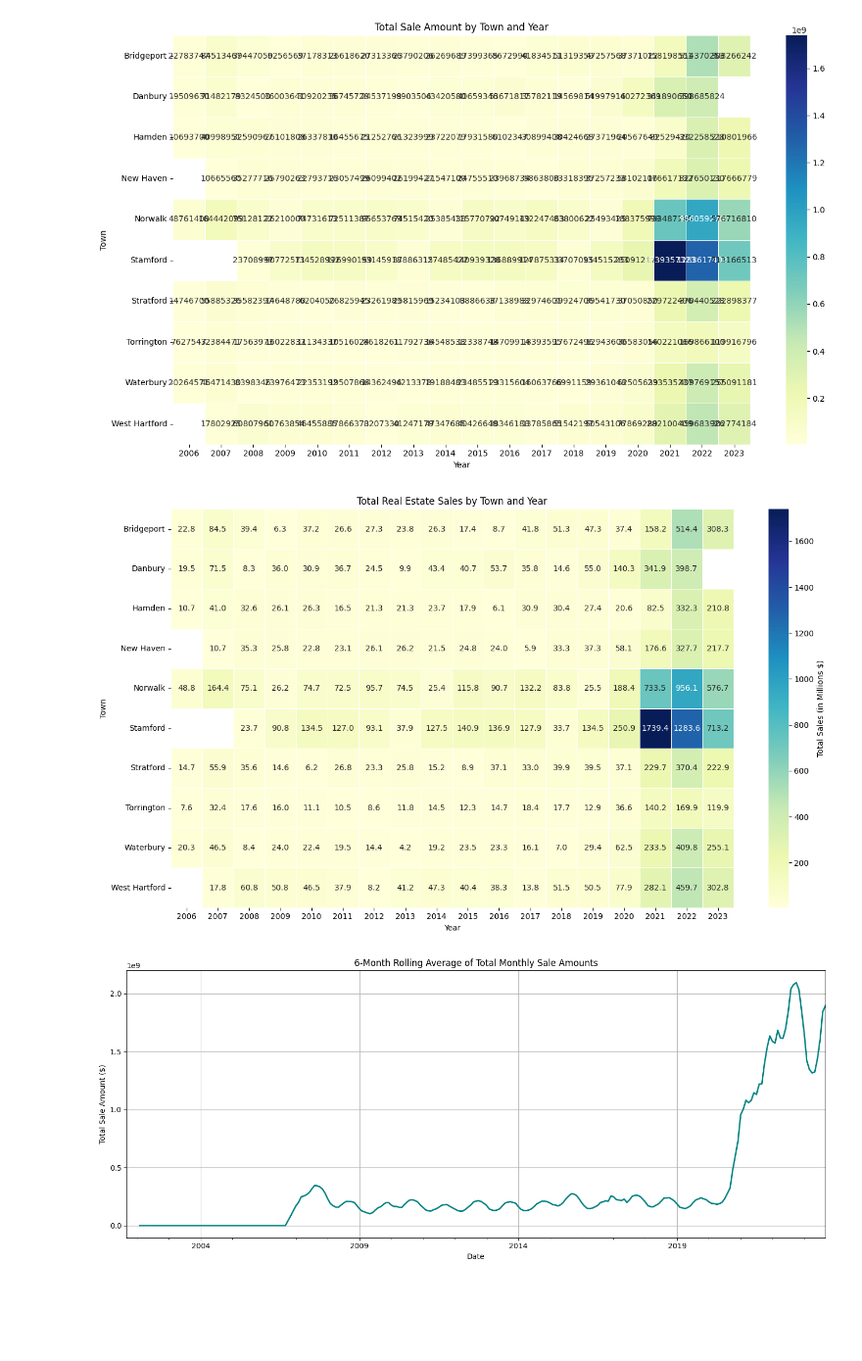
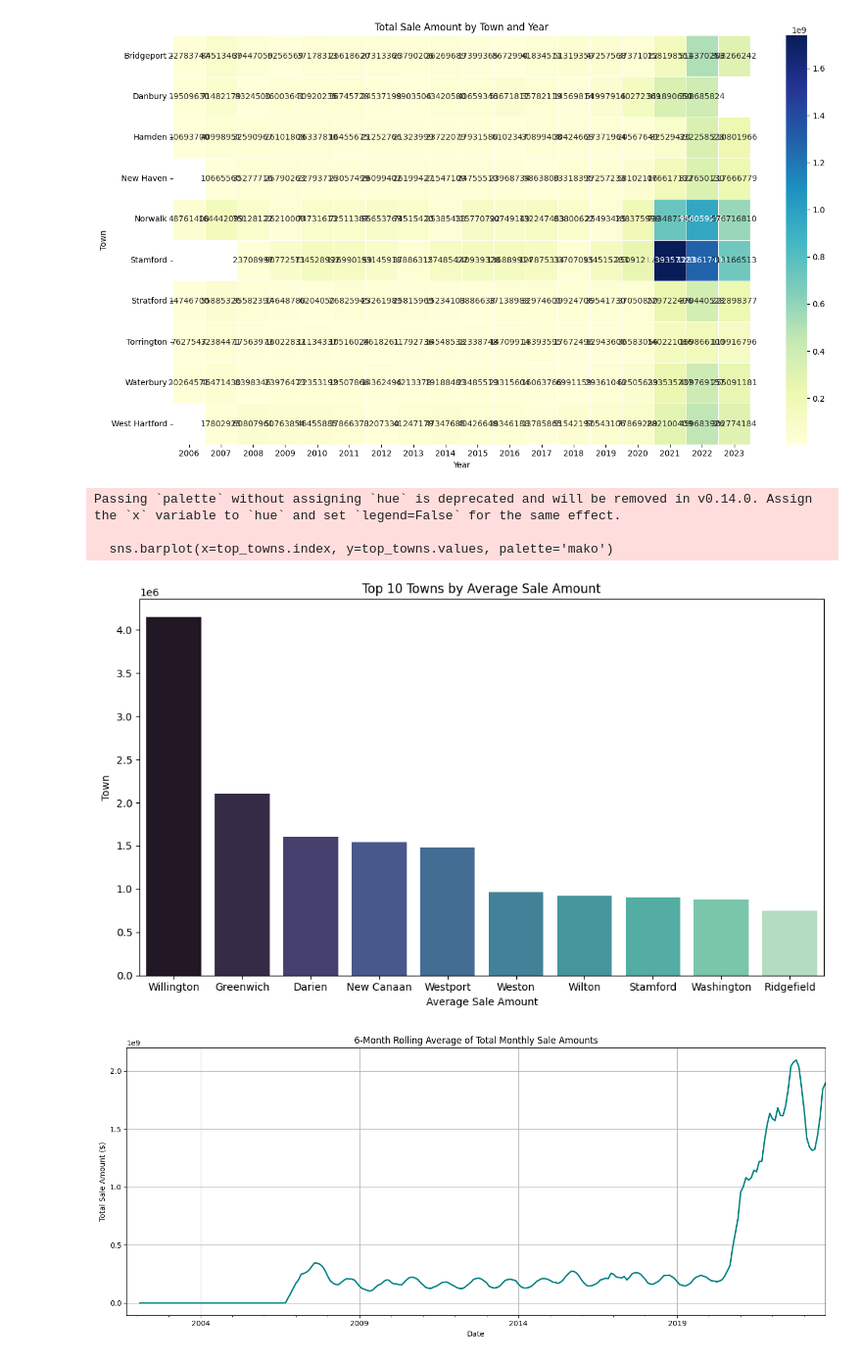
Before and after one commit to kthanikonda/DataWithPython, a Jupyter notebook: Real_Estate_Project-2.ipynb, the cells around one changed output. Shown at 98% size. Drawn from its saved outputs; the diff is of its cells as text; code cells hidden in the pictures; blank space fills up the shorter version.

```diff
--- a/Real_Estate_Project-2.ipynb
+++ b/Real_Estate_Project-2.ipynb
@@ -587,26 +602,21 @@ plt.tight_layout()
 plt.show()
 # %% [output]
 [figure]
-# %%
-# Grouped and pivoted data from before
-
-plt.figure(figsize=(14, 8))
-sns.heatmap(
-    heatmap_data / 1e6,  # Convert to millions
-    cmap='YlGnBu',
-    linewidths=0.5,
-    annot=True,
-    fmt='.1f',           # One decimal place
-    cbar_kws={'label': 'Total Sales (in Millions $)'}
-)
-
-plt.title('Total Real Estate Sales by Town and Year')
-plt.xlabel('Year')
-plt.ylabel('Town')
-plt.tight_layout()
-plt.show()
-# %% [output]
-[figure, removed]
+# %%
+
+top_towns = df.groupby('Town')['Sale Amount'].mean().sort_values(ascending=False).head(10)
+plt.figure(figsize=(10, 6))
+sns.barplot(x=top_towns.index, y=top_towns.values, palette='mako')
+plt.title("Top 10 Towns by Average Sale Amount")
+plt.xlabel("Average Sale Amount")
+plt.ylabel("Town")
+plt.tight_layout()
+plt.show()
+# %% [output]
+Passing `palette` without assigning `hue` is deprecated and will be removed in v0.14.0. Assign the `x` variable to `hue` and set `legend=False` for the same effect.
+
+  sns.barplot(x=top_towns.index, y=top_towns.values, palette='mako')
+[figure, added]
 # %%
 # Ensure 'Date Recorded' is datetime and set index
 cleaned_df['Date Recorded'] = pd.to_datetime(cleaned_df['Date Recorded'], errors='coerce')
```
Also changed, not shown: parts of 3 cells of this notebook.
